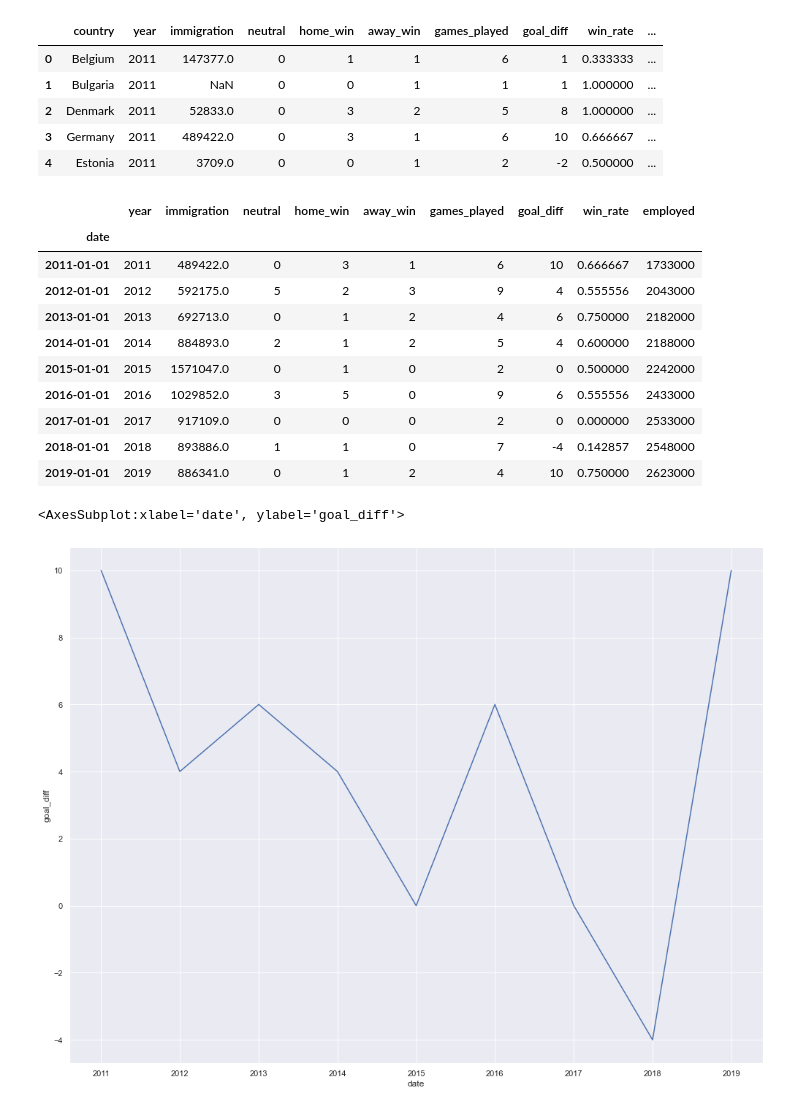
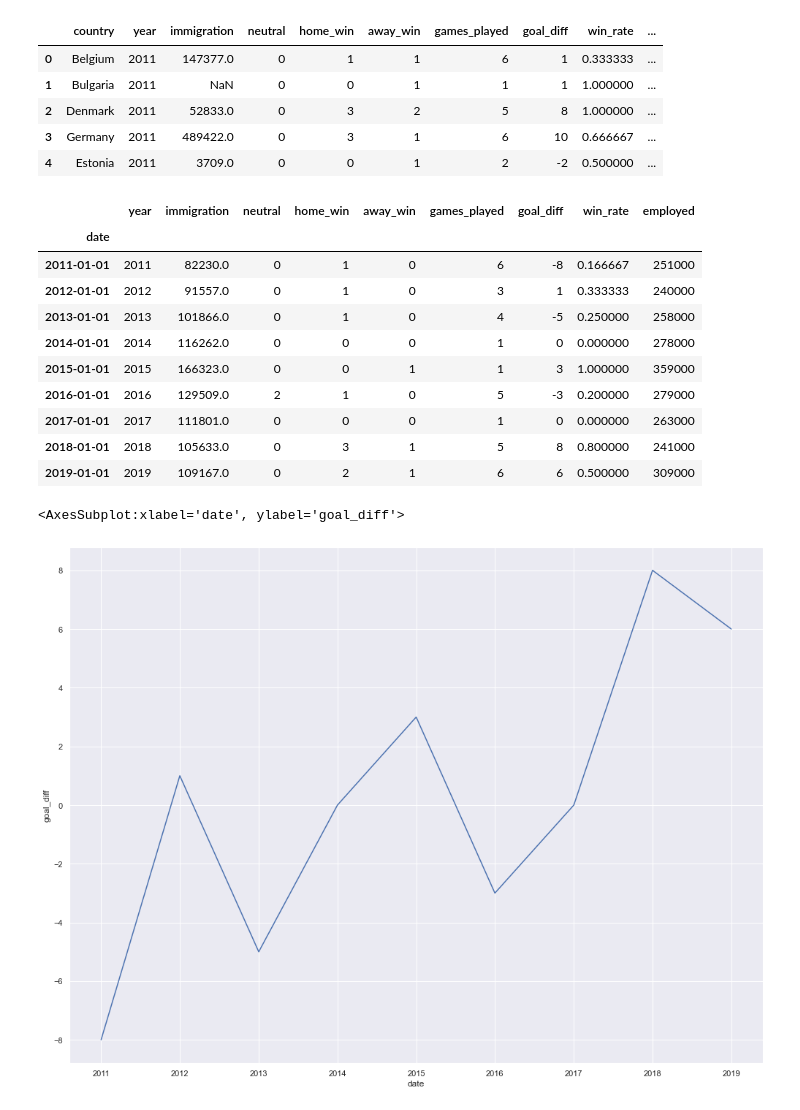
Before and after one commit to silva-nick/cs216-final, a Jupyter notebook: time_series.ipynb, the cells around one changed output. Cells and saved outputs as stored; diff of their text form; code cells hidden in the pictures.

```diff
--- a/time_series.ipynb
+++ b/time_series.ipynb
@@ -72,29 +72,29 @@ df.head()
 | 3 | Germany | 2011 | 489422.0 | 0 | 3 | 1 | 6 | 10 | 0.666667 | ... |
 | 4 | Estonia | 2011 | 3709.0 | 0 | 0 | 1 | 2 | -2 | 0.500000 | ... |
 # %%
-df = df[df["country"] == "Germany"].dropna()
+df = df[df["country"] == "Austria"].dropna()
 df['date'] = pd.to_datetime(df['year'], format='%Y')
 df.index = df['date']
 del df['date']
 del df['country']
 df
 # %% [output]
 |  | year | immigration | neutral | home_win | away_win | games_played | goal_diff | win_rate | employed |
 | date |  |  |  |  |  |  |  |  |  |
-| 2011-01-01 | 2011 | 489422.0 | 0 | 3 | 1 | 6 | 10 | 0.666667 | 1733000 |
-| 2012-01-01 | 2012 | 592175.0 | 5 | 2 | 3 | 9 | 4 | 0.555556 | 2043000 |
-| 2013-01-01 | 2013 | 692713.0 | 0 | 1 | 2 | 4 | 6 | 0.750000 | 2182000 |
-| 2014-01-01 | 2014 | 884893.0 | 2 | 1 | 2 | 5 | 4 | 0.600000 | 2188000 |
-| 2015-01-01 | 2015 | 1571047.0 | 0 | 1 | 0 | 2 | 0 | 0.500000 | 2242000 |
-| 2016-01-01 | 2016 | 1029852.0 | 3 | 5 | 0 | 9 | 6 | 0.555556 | 2433000 |
-| 2017-01-01 | 2017 | 917109.0 | 0 | 0 | 0 | 2 | 0 | 0.000000 | 2533000 |
-| 2018-01-01 | 2018 | 893886.0 | 1 | 1 | 0 | 7 | -4 | 0.142857 | 2548000 |
-| 2019-01-01 | 2019 | 886341.0 | 0 | 1 | 2 | 4 | 10 | 0.750000 | 2623000 |
+| 2011-01-01 | 2011 | 82230.0 | 0 | 1 | 0 | 6 | -8 | 0.166667 | 251000 |
+| 2012-01-01 | 2012 | 91557.0 | 0 | 1 | 0 | 3 | 1 | 0.333333 | 240000 |
+| 2013-01-01 | 2013 | 101866.0 | 0 | 1 | 0 | 4 | -5 | 0.250000 | 258000 |
+| 2014-01-01 | 2014 | 116262.0 | 0 | 0 | 0 | 1 | 0 | 0.000000 | 278000 |
+| 2015-01-01 | 2015 | 166323.0 | 0 | 0 | 1 | 1 | 3 | 1.000000 | 359000 |
+| 2016-01-01 | 2016 | 129509.0 | 2 | 1 | 0 | 5 | -3 | 0.200000 | 279000 |
+| 2017-01-01 | 2017 | 111801.0 | 0 | 0 | 0 | 1 | 0 | 0.000000 | 263000 |
+| 2018-01-01 | 2018 | 105633.0 | 0 | 3 | 1 | 5 | 8 | 0.800000 | 241000 |
+| 2019-01-01 | 2019 | 109167.0 | 0 | 2 | 1 | 6 | 6 | 0.500000 | 309000 |
 # %%
 sns.lineplot(data=df, x="date", y="goal_diff")
 # %% [output]
 <AxesSubplot:xlabel='date', ylabel='goal_diff'>
-[figure, old version]
+[figure, new version]
 # %%
 rolling_mean = df.rolling(3).mean()
 rolling_std = df.rolling(3).std()
```
Also changed, not shown: parts of 6 cells of this notebook.
